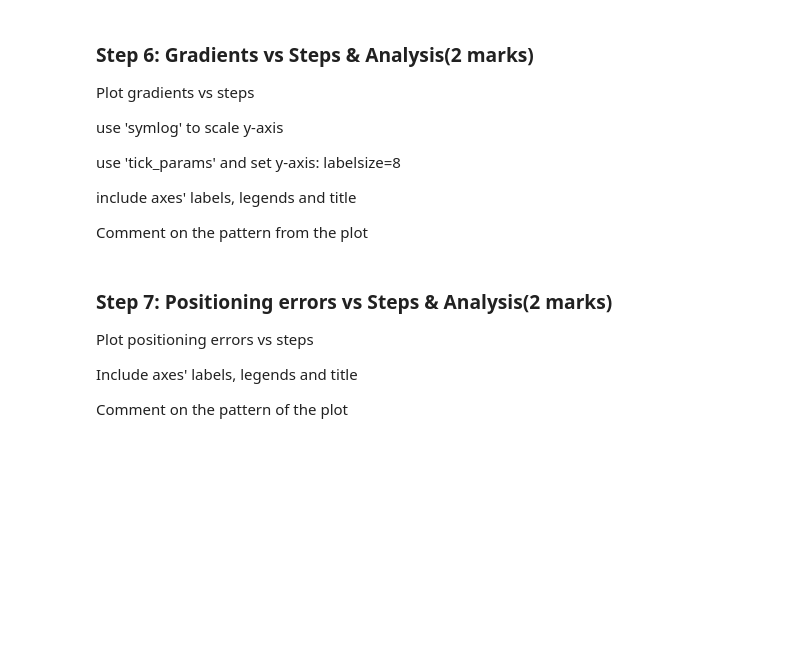
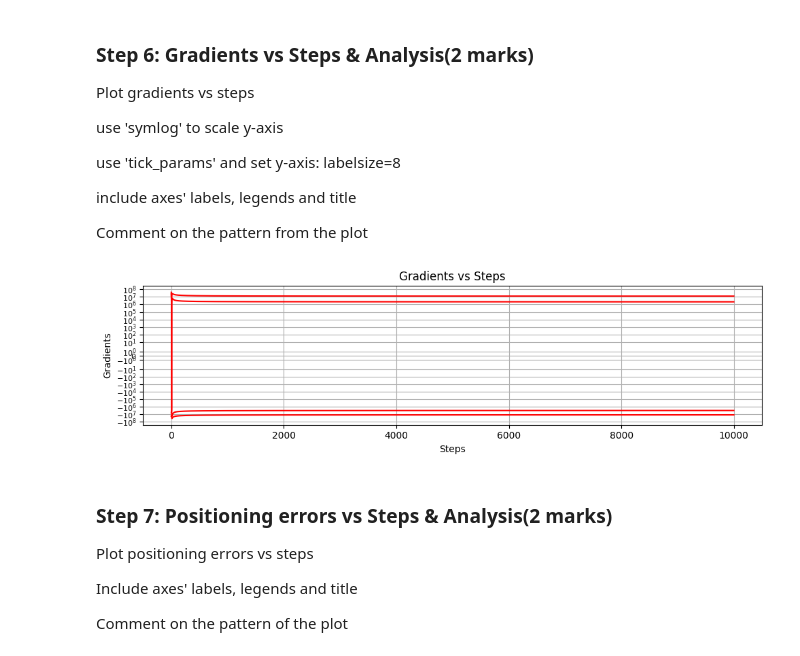
Before and after one commit to KatiaAbdulBaki/engg680_2024_fall, a Jupyter notebook: Lab_Assignment3/IntroMachineLearning(GradientDescent,LogisticRegression).ipynb, the cells around one changed output. Drawn from its saved outputs; the diff is of its cells as text; code cells hidden in the pictures; blank space fills up the shorter version.

```diff
--- a/Lab_Assignment3/IntroMachineLearning(GradientDescent,LogisticRegression).ipynb
+++ b/Lab_Assignment3/IntroMachineLearning(GradientDescent,LogisticRegression).ipynb
@@ -230,13 +258,20 @@ include axes' labels, legends and title
 Comment on the pattern from the plot
 # %%
 fig , ax = plt.subplots(nrows=1,ncols=1, figsize=(10,3))
-# ...
+ax.plot(arr_grad, linestyle='-', color='red')
+ax.set_yscale('symlog')
+ax.tick_params(axis='y', labelsize=8)
+ax.set_xlabel('Steps')
+ax.set_ylabel('Gradients')
+ax.set_title('Gradients vs Steps')
 ax.grid(True)
 fig.tight_layout()
 plt.show()
 
 # Comment on the pattern
-# ...
+# Here, the plot shows slight fluctuation at first but then the gradients have reached a steady state.
+# %% [output]
+[figure, added]
 # %% [markdown]
 ### Step 7: Positioning errors vs Steps & Analysis(2 marks)
 Plot positioning errors vs steps
```
Also changed, not shown: parts of 12 cells of this notebook.
